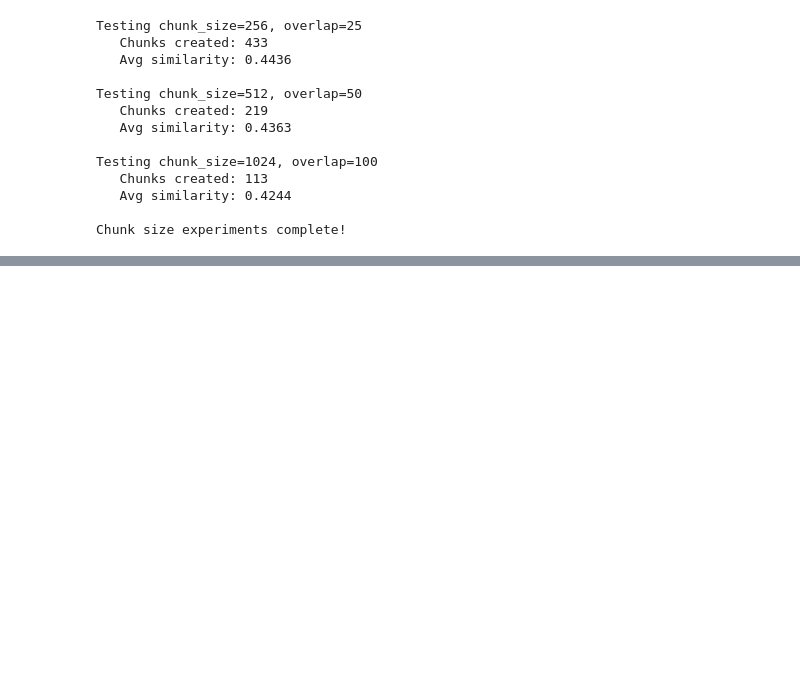
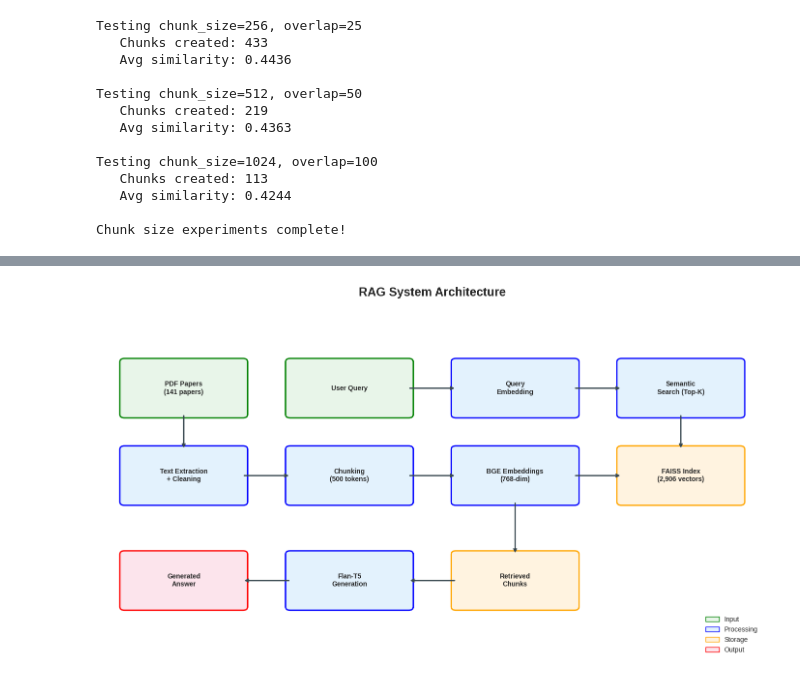
Before and after one commit to ShaunakSoni28/RAG_Systems, a Jupyter notebook: RAG_Systems.ipynb, the cells around one changed output, grey strips where cells are left out. Cells and saved outputs as stored; diff of their text form; code cells hidden in the pictures; blank space fills up the shorter version.

Commit message:
using a new embedding model and cleaning process for the paper with visulaization

```diff
--- a/RAG_Systems.ipynb
+++ b/RAG_Systems.ipynb
@@ -294,7 +482,7 @@ def chunk_text(text, chunk_size=500, overlap=50):
 
     return chunks
 
-for paper_idx, paper in enumerate(tqdm(all_papers_combined,desc="chunking")):
+for paper_idx, paper in enumerate(tqdm(all_papers_cleaned,desc="chunking")):
 
   paper_id = paper.get('filename', paper.get('paper_id', f'paper_{paper_idx}'))
   paper_text = paper.get('text', '')
@@ -1779,0 +1688,95 @@ Killing tunnel 127.0.0.1:7860 <> https://6bf1af418042a99ec6.gradio.live
+# %%
+plt.style.use('seaborn-v0_8-whitegrid')
+sns.set_palette("husl")
+
+os.makedirs(f'{project_dir}/figures', exist_ok=True)
+
+print("Creating visualizations...\n")
+
+fig, ax = plt.subplots(1, 1, figsize=(14, 8))
+ax.set_xlim(0, 14)
+ax.set_ylim(0, 10)
+ax.axis('off')
+ax.set_title('RAG System Architecture', fontsize=18, fontweight='bold', pad=20)
+
+colors = {
+    'input': '#E8F5E9',
+    'process': '#E3F2FD',
+    'storage': '#FFF3E0',
+    'output': '#FCE4EC',
+    'arrow': '#37474F'
+}
+
+ax.add_patch(FancyBboxPatch((0.5, 7), 2.5, 1.5, boxstyle="round,pad=0.1",
+                             facecolor=colors['input'], edgecolor='green', linewidth=2))
+ax.text(1.75, 7.75, 'PDF Papers\n(141 papers)', ha='center', va='center', fontsize=10, fontweight='bold')
+
+ax.add_patch(FancyBboxPatch((0.5, 4.5), 2.5, 1.5, boxstyle="round,pad=0.1",
+                             facecolor=colors['process'], edgecolor='blue', linewidth=2))
+ax.text(1.75, 5.25, 'Text Extraction\n+ Cleaning', ha='center', va='center', fontsize=10, fontweight='bold')
+
+ax.add_patch(FancyBboxPatch((4, 4.5), 2.5, 1.5, boxstyle="round,pad=0.1",
+                             facecolor=colors['process'], edgecolor='blue', linewidth=2))
+ax.text(5.25, 5.25, 'Chunking\n(500 tokens)', ha='center', va='center', fontsize=10, fontweight='bold')
+
+ax.add_patch(FancyBboxPatch((7.5, 4.5), 2.5, 1.5, boxstyle="round,pad=0.1",
+                             facecolor=colors['process'], edgecolor='blue', linewidth=2))
+ax.text(8.75, 5.25, 'BGE Embeddings\n(768-dim)', ha='center', va='center', fontsize=10, fontweight='bold')
+
+ax.add_patch(FancyBboxPatch((11, 4.5), 2.5, 1.5, boxstyle="round,pad=0.1",
+                             facecolor=colors['storage'], edgecolor='orange', linewidth=2))
+ax.text(12.25, 5.25, 'FAISS Index\n(2,906 vectors)', ha='center', va='center', fontsize=10, fontweight='bold')
+
+ax.add_patch(FancyBboxPatch((4, 7), 2.5, 1.5, boxstyle="round,pad=0.1",
+                             facecolor=colors['input'], edgecolor='green', linewidth=2))
+ax.text(5.25, 7.75, 'User Query', ha='center', va='center', fontsize=10, fontweight='bold')
+
+ax.add_patch(FancyBboxPatch((7.5, 7), 2.5, 1.5, boxstyle="round,pad=0.1",
+                             facecolor=colors['process'], edgecolor='blue', linewidth=2))
+ax.text(8.75, 7.75, 'Query\nEmbedding', ha='center', va='center', fontsize=10, fontweight='bold')
+
+ax.add_patch(FancyBboxPatch((11, 7), 2.5, 1.5, boxstyle="round,pad=0.1",
+                             facecolor=colors['process'], edgecolor='blue', linewidth=2))
+ax.text(12.25, 7.75, 'Semantic\nSearch (Top-K)', ha='center', va='center', fontsize=10, fontweight='bold')
+
+ax.add_patch(FancyBboxPatch((7.5, 1.5), 2.5, 1.5, boxstyle="round,pad=0.1",
+                             facecolor=colors['storage'], edgecolor='orange', linewidth=2))
+ax.text(8.75, 2.25, 'Retrieved\nChunks', ha='center', va='center', fontsize=10, fontweight='bold')
+
+ax.add_patch(FancyBboxPatch((4, 1.5), 2.5, 1.5, boxstyle="round,pad=0.1",
+                             facecolor=colors['process'], edgecolor='blue', linewidth=2))
+ax.text(5.25, 2.25, 'Flan-T5\nGeneration', ha='center', va='center', fontsize=10, fontweight='bold')
+
+ax.add_patch(FancyBboxPatch((0.5, 1.5), 2.5, 1.5, boxstyle="round,pad=0.1",
+                             facecolor=colors['output'], edgecolor='red', linewidth=2))
+ax.text(1.75, 2.25, 'Generated\nAnswer', ha='center', va='center', fontsize=10, fontweight='bold')
+
+arrow_style = "Simple, tail_width=0.5, head_width=4, head_length=8"
+kw = dict(arrowstyle=arrow_style, color=colors['arrow'])
+
+ax.annotate("", xy=(1.75, 6), xytext=(1.75, 7), arrowprops=dict(arrowstyle="->", color=colors['arrow'], lw=2))
+ax.annotate("", xy=(4, 5.25), xytext=(3, 5.25), arrowprops=dict(arrowstyle="->", color=colors['arrow'], lw=2))
+ax.annotate("", xy=(7.5, 5.25), xytext=(6.5, 5.25), arrowprops=dict(arrowstyle="->", color=colors['arrow'], lw=2))
+ax.annotate("", xy=(11, 5.25), xytext=(10, 5.25), arrowprops=dict(arrowstyle="->", color=colors['arrow'], lw=2))
+
+ax.annotate("", xy=(7.5, 7.75), xytext=(6.5, 7.75), arrowprops=dict(arrowstyle="->", color=colors['arrow'], lw=2))
+ax.annotate("", xy=(11, 7.75), xytext=(10, 7.75), arrowprops=dict(arrowstyle="->", color=colors['arrow'], lw=2))
+ax.annotate("", xy=(12.25, 6), xytext=(12.25, 7), arrowprops=dict(arrowstyle="->", color=colors['arrow'], lw=2))
+
+ax.annotate("", xy=(8.75, 3), xytext=(8.75, 4.5), arrowprops=dict(arrowstyle="->", color=colors['arrow'], lw=2))
+ax.annotate("", xy=(6.5, 2.25), xytext=(7.5, 2.25), arrowprops=dict(arrowstyle="->", color=colors['arrow'], lw=2))
+ax.annotate("", xy=(3, 2.25), xytext=(4, 2.25), arrowprops=dict(arrowstyle="->", color=colors['arrow'], lw=2))
+
+legend_elements = [
+    Patch(facecolor=colors['input'], edgecolor='green', label='Input'),
+    Patch(facecolor=colors['process'], edgecolor='blue', label='Processing'),
+    Patch(facecolor=colors['storage'], edgecolor='orange', label='Storage'),
+    Patch(facecolor=colors['output'], edgecolor='red', label='Output')
+]
+ax.legend(handles=legend_elements, loc='lower right', fontsize=10)
+
+plt.tight_layout()
+plt.savefig(f'{project_dir}/figures/01_system_architecture.png', dpi=300, bbox_inches='tight')
+plt.show()
+print(" Saved: 01_system_architecture.png")
+# %% [output]
@@ -1779,0 +1784 @@ Killing tunnel 127.0.0.1:7860 <> https://6bf1af418042a99ec6.gradio.live
+[figure, added]
```
Also changed, not shown: parts of 36 cells of this notebook.
